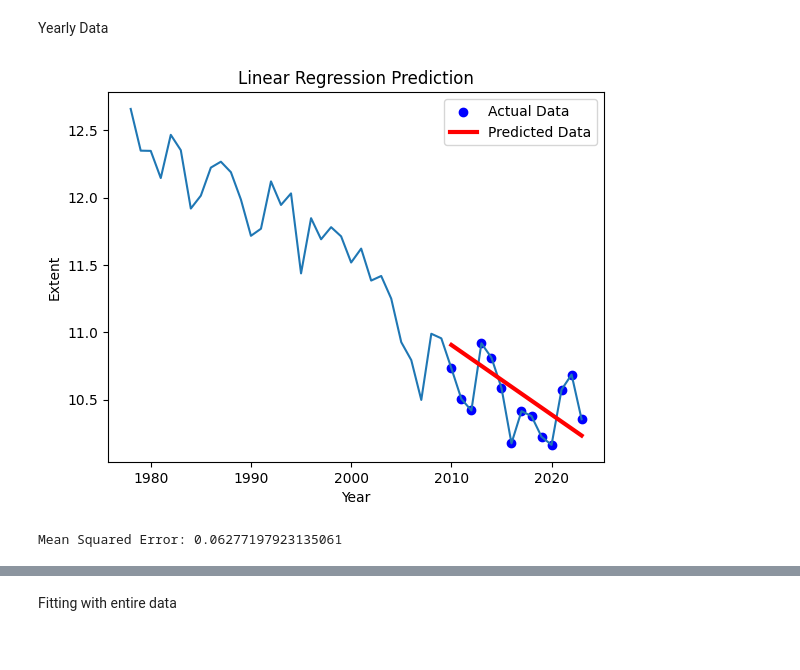
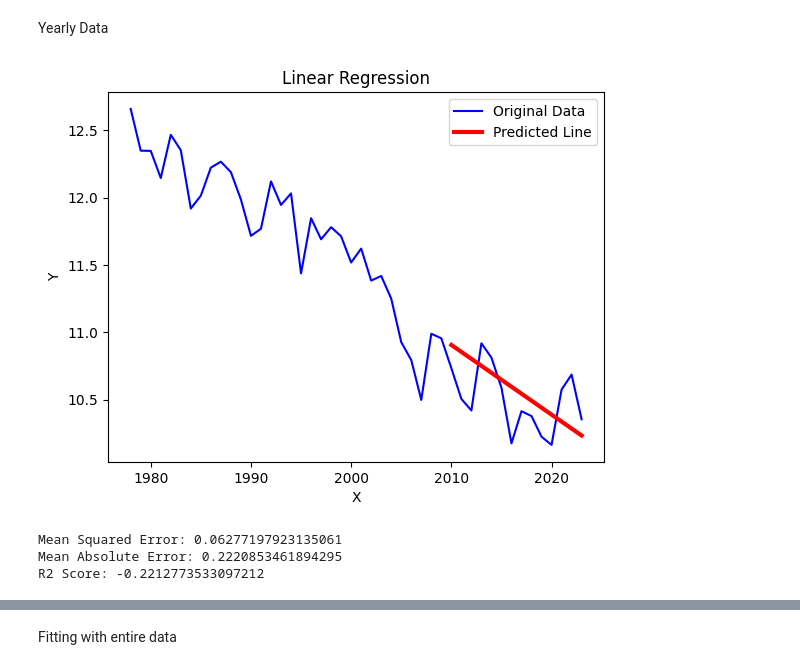
Before and after one commit to balakrish181/Arctic_ice, a Jupyter notebook: final_models.ipynb, the cells around one changed output, grey strips where cells are left out. Cells and saved outputs as stored; diff of their text form; code cells hidden in the pictures.

```diff
--- a/final_models.ipynb
+++ b/final_models.ipynb
@@ -43,29 +43,50 @@ x_train, y_train = np.array(x_train), np.array(y_train)
 x_test, y_test = np.array(x_test), np.array(y_test)
 # %%
 from sklearn.linear_model import LinearRegression
+from sklearn.metrics import mean_absolute_error, mean_squared_error, r2_score
+
+x = yearly_mean[['year']]
+y=yearly_mean[['extent']]
+
+x_train, x_test, y_train, y_test = train_test_split(x, y, test_size=0.3, random_state=1,shuffle = False)
+
+x_train, y_train = np.array(x_train), np.array(y_train)
+x_test, y_test = np.array(x_test), np.array(y_test)
+
 
 model = LinearRegression()
 
 model.fit(x_train,y_train)
 
-from sklearn.metrics import mean_squared_error
 
-plt.plot(x,y)
+plt.plot(x, y, color='blue', label='Original Data')
 
+
+
+
+# Plot the line using the model parameters
 y_pred = model.predict(x_test)
+plt.plot(x_test, y_pred, color='red', linewidth=3, label='Predicted Line')
 
-# Plot the original data and the predicted values
-plt.scatter(x_test, y_test, color='blue', label='Actual Data')
-plt.plot(x_test, y_pred, color='red', linewidth=3, label='Predicted Data')
-plt.xlabel('Year')
-plt.ylabel('Extent')
-plt.title('Linear Regression Prediction')
+plt.xlabel('X')
+plt.ylabel('Y')
+plt.title('Linear Regression')
 plt.legend()
 plt.show()
 
 # Calculate Mean Squared Error
 mse = mean_squared_error(y_test, y_pred)
 print(f'Mean Squared Error: {mse}')
+
+# Calculate Mean Absolute Error
+mae = mean_absolute_error(y_test, y_pred)
+print(f'Mean Absolute Error: {mae}')
+
+# Calculate R2 Score
+r2 = r2_score(y_test, y_pred)
+print(f'R2 Score: {r2}')
 # %% [output]
-[figure, old version]
+[figure, new version]
 Mean Squared Error: 0.06277197923135061
+Mean Absolute Error: 0.2220853461894295
+R2 Score: -0.2212773533097212
```
Also changed, not shown: parts of 9 cells of this notebook.
